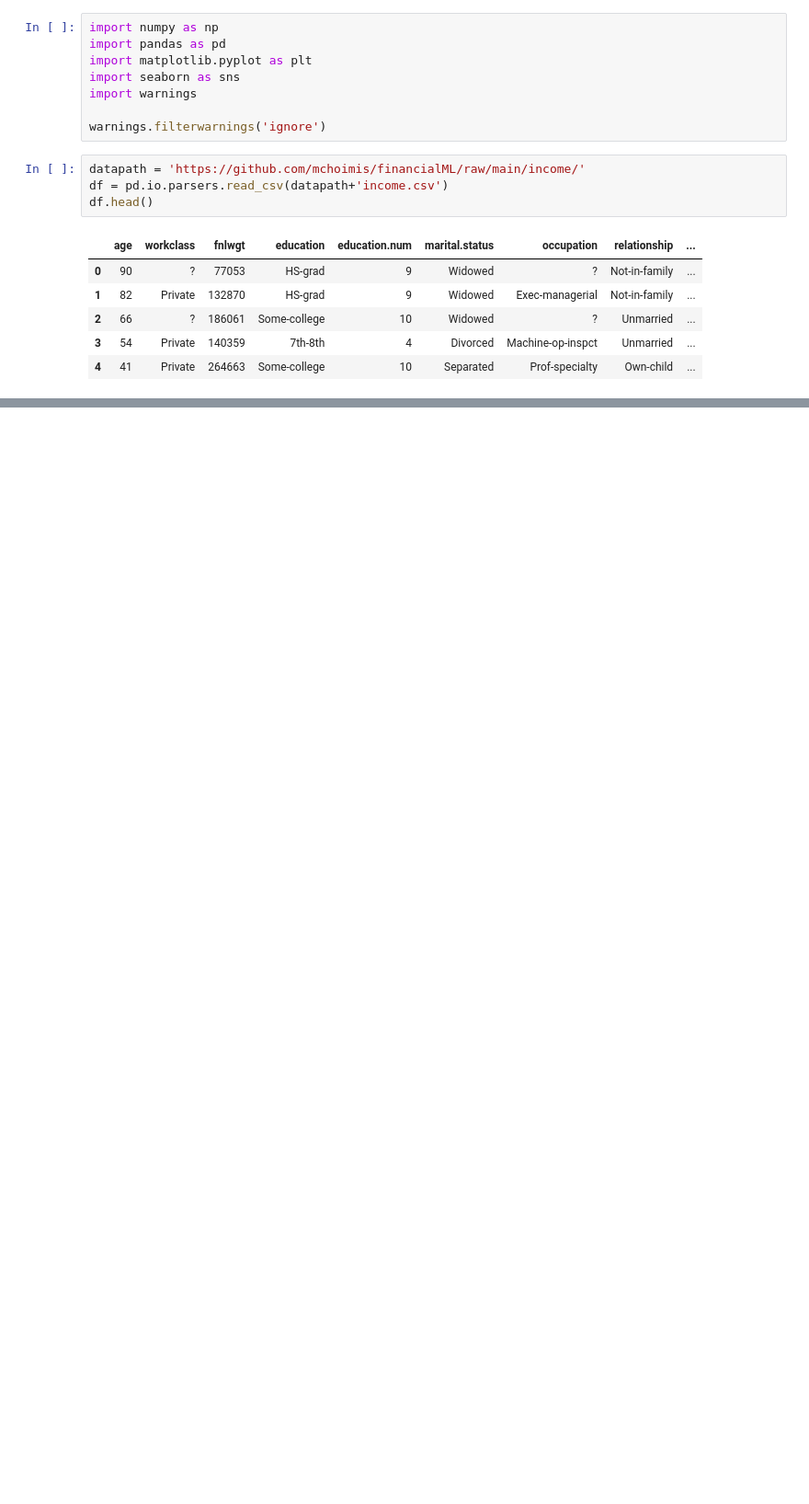
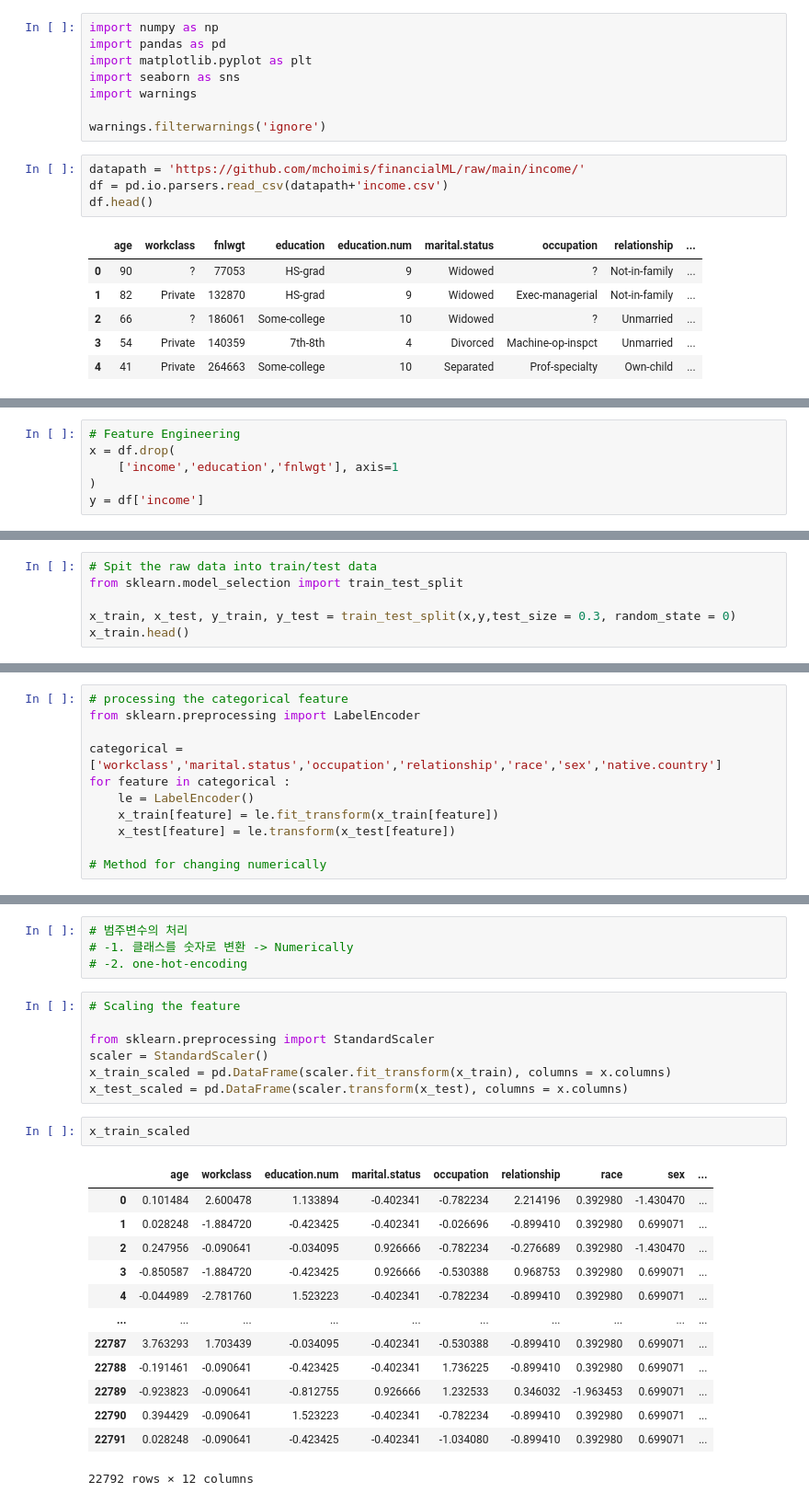
Before and after one commit to Vaycold/Python_ML, a Jupyter notebook: Financial_ML/금융데이터.ipynb, the cells around one changed output, grey strips where cells are left out. Shown: that part at 92% size. Cells and saved outputs as stored; diff of their text form; blank space fills up the shorter version.

```diff
--- a/Financial_ML/금융데이터.ipynb
+++ b/Financial_ML/금융데이터.ipynb
@@ -40,0 +135,6 @@ df.head()
+# %%
+# Feature Engineering
+x = df.drop(
+    ['income','education','fnlwgt'], axis=1
+)
+y = df['income']
@@ -40,0 +159,6 @@ df.head()
+# %%
+# Spit the raw data into train/test data
+from sklearn.model_selection import train_test_split
+
+x_train, x_test, y_train, y_test = train_test_split(x,y,test_size = 0.3, random_state = 0)
+x_train.head()
@@ -40,0 +180,11 @@ df.head()
+# %%
+# processing the categorical feature
+from sklearn.preprocessing import LabelEncoder
+
+categorical = ['workclass','marital.status','occupation','relationship','race','sex','native.country']
+for feature in categorical :
+    le = LabelEncoder()
+    x_train[feature] = le.fit_transform(x_train[feature])
+    x_test[feature] = le.transform(x_test[feature])
+
+# Method for changing numerically
@@ -40,0 +223,27 @@ df.head()
+# %%
+# 범주변수의 처리
+# -1. 클래스를 숫자로 변환 -> Numerically
+# -2. one-hot-encoding
+# %%
+# Scaling the feature
+
+from sklearn.preprocessing import StandardScaler
+scaler = StandardScaler()
+x_train_scaled = pd.DataFrame(scaler.fit_transform(x_train), columns = x.columns)
+x_test_scaled = pd.DataFrame(scaler.transform(x_test), columns = x.columns)
+# %%
+x_train_scaled
+# %% [output]
+|  | age | workclass | education.num | marital.status | occupation | relationship | race | sex | ... |
+| 0 | 0.101484 | 2.600478 | 1.133894 | -0.402341 | -0.782234 | 2.214196 | 0.392980 | -1.430470 | ... |
+| 1 | 0.028248 | -1.884720 | -0.423425 | -0.402341 | -0.026696 | -0.899410 | 0.392980 | 0.699071 | ... |
+| 2 | 0.247956 | -0.090641 | -0.034095 | 0.926666 | -0.782234 | -0.276689 | 0.392980 | -1.430470 | ... |
+| 3 | -0.850587 | -1.884720 | -0.423425 | 0.926666 | -0.530388 | 0.968753 | 0.392980 | 0.699071 | ... |
+| 4 | -0.044989 | -2.781760 | 1.523223 | -0.402341 | -0.782234 | -0.899410 | 0.392980 | 0.699071 | ... |
+| ... | ... | ... | ... | ... | ... | ... | ... | ... | ... |
+| 22787 | 3.763293 | 1.703439 | -0.034095 | -0.402341 | -0.530388 | -0.899410 | 0.392980 | 0.699071 | ... |
+| 22788 | -0.191461 | -0.090641 | -0.423425 | -0.402341 | 1.736225 | -0.899410 | 0.392980 | 0.699071 | ... |
+| 22789 | -0.923823 | -0.090641 | -0.812755 | 0.926666 | 1.232533 | 0.346032 | -1.963453 | 0.699071 | ... |
+| 22790 | 0.394429 | -0.090641 | 1.523223 | -0.402341 | -0.782234 | -0.899410 | 0.392980 | 0.699071 | ... |
+| 22791 | 0.028248 | -0.090641 | -0.423425 | -0.402341 | -1.034080 | -0.899410 | 0.392980 | 0.699071 | ... |
+22792 rows × 12 columns
```
Also changed, not shown: parts of 17 cells of this notebook.
